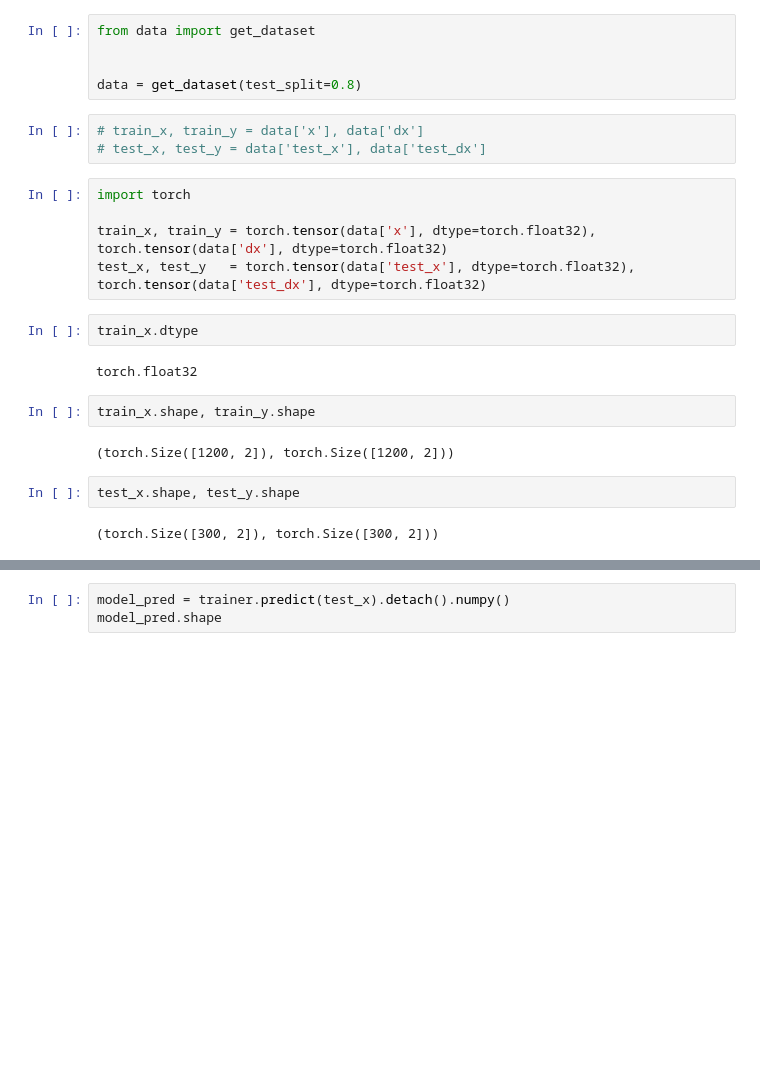
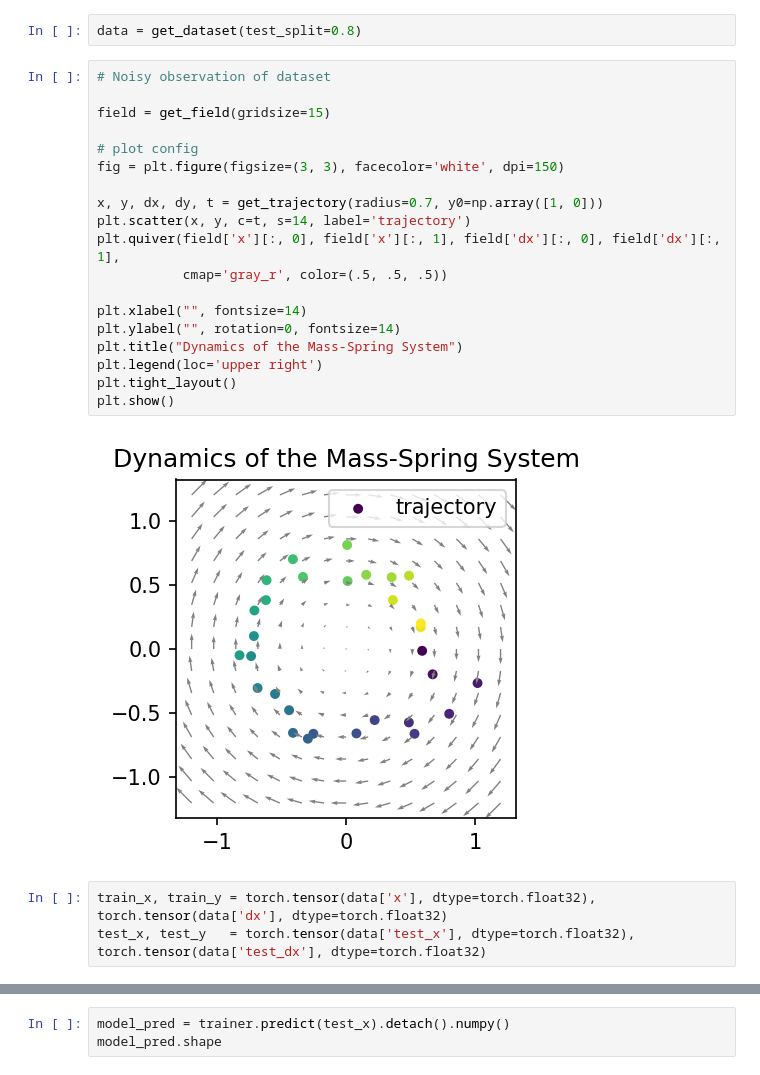
Before and after one commit to a-b-h-a-y-s-h-i-n-d-e/Hamiltonian_Neural_Network, a Jupyter notebook: spring_pendulum/simulate.ipynb, the cells around one changed output, grey strips where cells are left out. Saved outputs shown, nothing was run; the diff lists cells and outputs as text; blank space fills up the shorter version.

Commit message:
full experiment with simulation for spring-pendulum

```diff
--- a/spring_pendulum/simulate.ipynb
+++ b/spring_pendulum/simulate.ipynb
@@ -4,26 +12,27 @@ sys.path.append(os.path.abspath('..'))
 # %%
-from data import get_dataset
-
-
 data = get_dataset(test_split=0.8)
+# %%
+# Noisy observation of dataset
+
+field = get_field(gridsize=15)
+
+# plot config
+fig = plt.figure(figsize=(3, 3), facecolor='white', dpi=150)
+
+x, y, dx, dy, t = get_trajectory(radius=0.7, y0=np.array([1, 0]))
+plt.scatter(x, y, c=t, s=14, label='trajectory')
+plt.quiver(field['x'][:, 0], field['x'][:, 1], field['dx'][:, 0], field['dx'][:, 1],
+           cmap='gray_r', color=(.5, .5, .5))
+
+plt.xlabel("", fontsize=14)
+plt.ylabel("", rotation=0, fontsize=14)
+plt.title("Dynamics of the Mass-Spring System")
+plt.legend(loc='upper right')
+plt.tight_layout()
+plt.show()
+# %% [output]
+[figure, added]
 # %%
-# train_x, train_y = data['x'], data['dx']
-# test_x, test_y = data['test_x'], data['test_dx']
+train_x, train_y = torch.tensor(data['x'], dtype=torch.float32), torch.tensor(data['dx'], dtype=torch.float32)
+test_x, test_y   = torch.tensor(data['test_x'], dtype=torch.float32), torch.tensor(data['test_dx'], dtype=torch.float32)
-# %%
-import torch
-
-train_x, train_y = torch.tensor(data['x'], dtype=torch.float32), torch.tensor(data['dx'], dtype=torch.float32)
-test_x, test_y   = torch.tensor(data['test_x'], dtype=torch.float32), torch.tensor(data['test_dx'], dtype=torch.float32)
-# %%
-train_x.dtype
-# %% [output]
-torch.float32
-# %%
-train_x.shape, train_y.shape
-# %% [output]
-(torch.Size([1200, 2]), torch.Size([1200, 2]))
-# %%
-test_x.shape, test_y.shape
-# %% [output]
-(torch.Size([300, 2]), torch.Size([300, 2]))
 # %%
```
Also changed, not shown: parts of 10 cells of this notebook, 1 other file.
